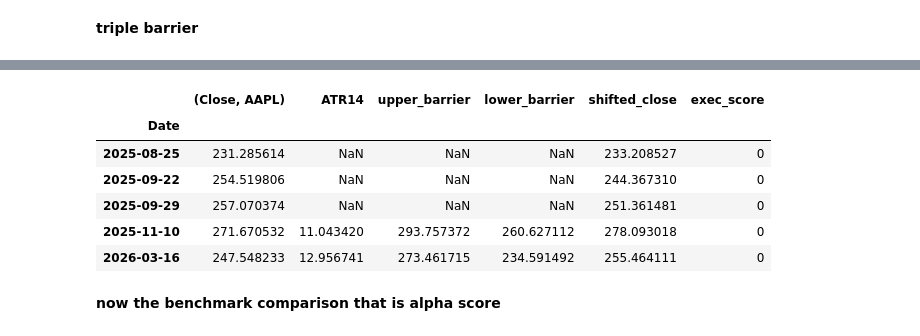
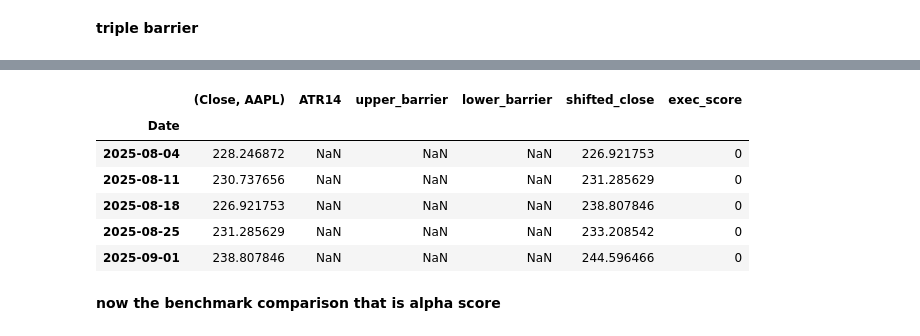
Before and after one commit to harjasjolly-create/algorithmic-stock-rating-program, a Jupyter notebook: hypothesis_verifier.ipynb, the cells around one changed output, grey strips where cells are left out. Saved outputs shown, nothing was run; the diff lists cells and outputs as text; code cells hidden in the pictures.

```diff
--- a/hypothesis_verifier.ipynb
+++ b/hypothesis_verifier.ipynb
@@ -260,18 +302,18 @@ stock_data["shifted_close"]=stock_data[('Close', 'AAPL')].shift(-2)
 # %%
 #now giving score of +1,-1 and 0 accordingly
 import numpy as np
 conditions=[(stock_data["shifted_close"]>=stock_data['upper_barrier']),(stock_data["shifted_close"]<=stock_data['lower_barrier'])]
 choices=[1,-1]
 stock_data["exec_score"]=np.select(conditions,choices,default=0)
-stock_data.sample(5)
+stock_data.head(5)
 # %% [output]
 |  | (Close, AAPL) | ATR14 | upper_barrier | lower_barrier | shifted_close | exec_score |
 | Date |  |  |  |  |  |  |
-| 2025-08-25 | 231.285614 | NaN | NaN | NaN | 233.208527 | 0 |
-| 2025-09-22 | 254.519806 | NaN | NaN | NaN | 244.367310 | 0 |
-| 2025-09-29 | 257.070374 | NaN | NaN | NaN | 251.361481 | 0 |
-| 2025-11-10 | 271.670532 | 11.043420 | 293.757372 | 260.627112 | 278.093018 | 0 |
-| 2026-03-16 | 247.548233 | 12.956741 | 273.461715 | 234.591492 | 255.464111 | 0 |
+| 2025-08-04 | 228.246872 | NaN | NaN | NaN | 226.921753 | 0 |
+| 2025-08-11 | 230.737656 | NaN | NaN | NaN | 231.285629 | 0 |
+| 2025-08-18 | 226.921753 | NaN | NaN | NaN | 238.807846 | 0 |
+| 2025-08-25 | 231.285629 | NaN | NaN | NaN | 233.208542 | 0 |
+| 2025-09-01 | 238.807846 | NaN | NaN | NaN | 244.596466 | 0 |
 # %% [markdown]
 **now the benchmark comparison that is alpha score**
 # %%
```
Also changed, not shown: parts of 37 cells of this notebook.
